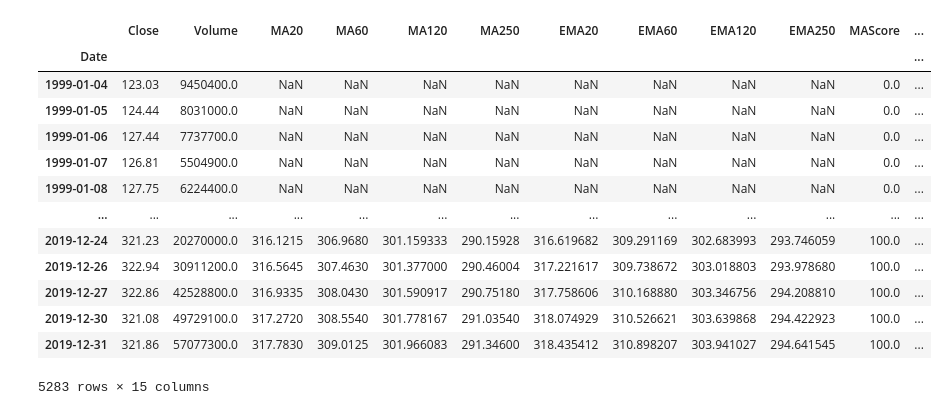
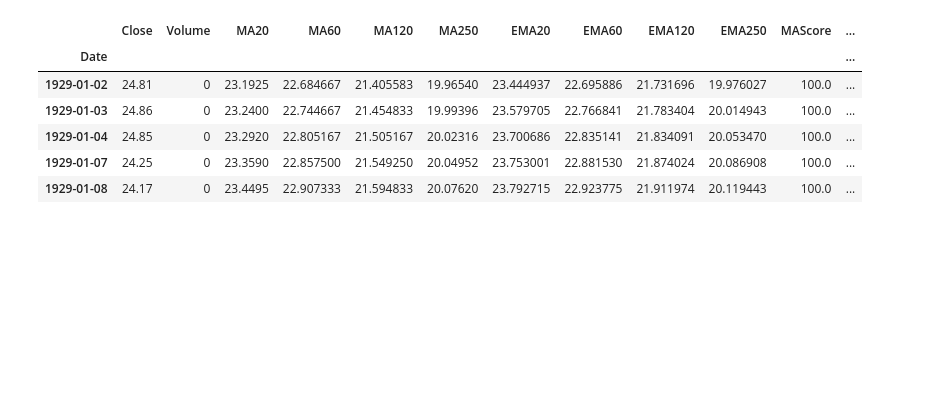
Before and after one commit to YuyuLin1003/stock_analysis, a Jupyter notebook: analysis.ipynb, the cells around one changed output. Cells and saved outputs as stored; diff of their text form; code cells hidden in the pictures; blank space fills up the shorter version.

```diff
--- a/analysis.ipynb
+++ b/analysis.ipynb
@@ -7,23 +7,17 @@ import numpy as np
 import matplotlib.pyplot as plt
 from stock import Stock
 # %%
-start = datetime.datetime(1999, 1, 1)
-end = datetime.datetime(2020, 1, 1)
-spy = web.DataReader('spy', 'yahoo', start, end)[['Close']]
-spyData=Stock('spy',start,end)
-spyData.stockData
+start = datetime.datetime(1928, 1, 1)
+end = datetime.date.today()
+spyData = Stock('^GSPC', start, end)
+spyData.stockData = spyData.stockData.iloc[250:]
+
+spyData.stockData.head()
 # %% [output]
 |  | Close | Volume | MA20 | MA60 | MA120 | MA250 | EMA20 | EMA60 | EMA120 | EMA250 | MAScore | ... |
 | Date |  |  |  |  |  |  |  |  |  |  |  | ... |
-| 1999-01-04 | 123.03 | 9450400.0 | NaN | NaN | NaN | NaN | NaN | NaN | NaN | NaN | 0.0 | ... |
-| 1999-01-05 | 124.44 | 8031000.0 | NaN | NaN | NaN | NaN | NaN | NaN | NaN | NaN | 0.0 | ... |
-| 1999-01-06 | 127.44 | 7737700.0 | NaN | NaN | NaN | NaN | NaN | NaN | NaN | NaN | 0.0 | ... |
-| 1999-01-07 | 126.81 | 5504900.0 | NaN | NaN | NaN | NaN | NaN | NaN | NaN | NaN | 0.0 | ... |
-| 1999-01-08 | 127.75 | 6224400.0 | NaN | NaN | NaN | NaN | NaN | NaN | NaN | NaN | 0.0 | ... |
-| ... | ... | ... | ... | ... | ... | ... | ... | ... | ... | ... | ... | ... |
-| 2019-12-24 | 321.23 | 20270000.0 | 316.1215 | 306.9680 | 301.159333 | 290.15928 | 316.619682 | 309.291169 | 302.683993 | 293.746059 | 100.0 | ... |
-| 2019-12-26 | 322.94 | 30911200.0 | 316.5645 | 307.4630 | 301.377000 | 290.46004 | 317.221617 | 309.738672 | 303.018803 | 293.978680 | 100.0 | ... |
-| 2019-12-27 | 322.86 | 42528800.0 | 316.9335 | 308.0430 | 301.590917 | 290.75180 | 317.758606 | 310.168880 | 303.346756 | 294.208810 | 100.0 | ... |
-| 2019-12-30 | 321.08 | 49729100.0 | 317.2720 | 308.5540 | 301.778167 | 291.03540 | 318.074929 | 310.526621 | 303.639868 | 294.422923 | 100.0 | ... |
-| 2019-12-31 | 321.86 | 57077300.0 | 317.7830 | 309.0125 | 301.966083 | 291.34600 | 318.435412 | 310.898207 | 303.941027 | 294.641545 | 100.0 | ... |
+| 1929-01-02 | 24.81 | 0 | 23.1925 | 22.684667 | 21.405583 | 19.96540 | 23.444937 | 22.695886 | 21.731696 | 19.976027 | 100.0 | ... |
+| 1929-01-03 | 24.86 | 0 | 23.2400 | 22.744667 | 21.454833 | 19.99396 | 23.579705 | 22.766841 | 21.783404 | 20.014943 | 100.0 | ... |
+| 1929-01-04 | 24.85 | 0 | 23.2920 | 22.805167 | 21.505167 | 20.02316 | 23.700686 | 22.835141 | 21.834091 | 20.053470 | 100.0 | ... |
+| 1929-01-07 | 24.25 | 0 | 23.3590 | 22.857500 | 21.549250 | 20.04952 | 23.753001 | 22.881530 | 21.874024 | 20.086908 | 100.0 | ... |
+| 1929-01-08 | 24.17 | 0 | 23.4495 | 22.907333 | 21.594833 | 20.07620 | 23.792715 | 22.923775 | 21.911974 | 20.119443 | 100.0 | ... |
-5283 rows × 15 columns
```
Also changed, not shown: parts of 12 cells of this notebook, 1 other file.
